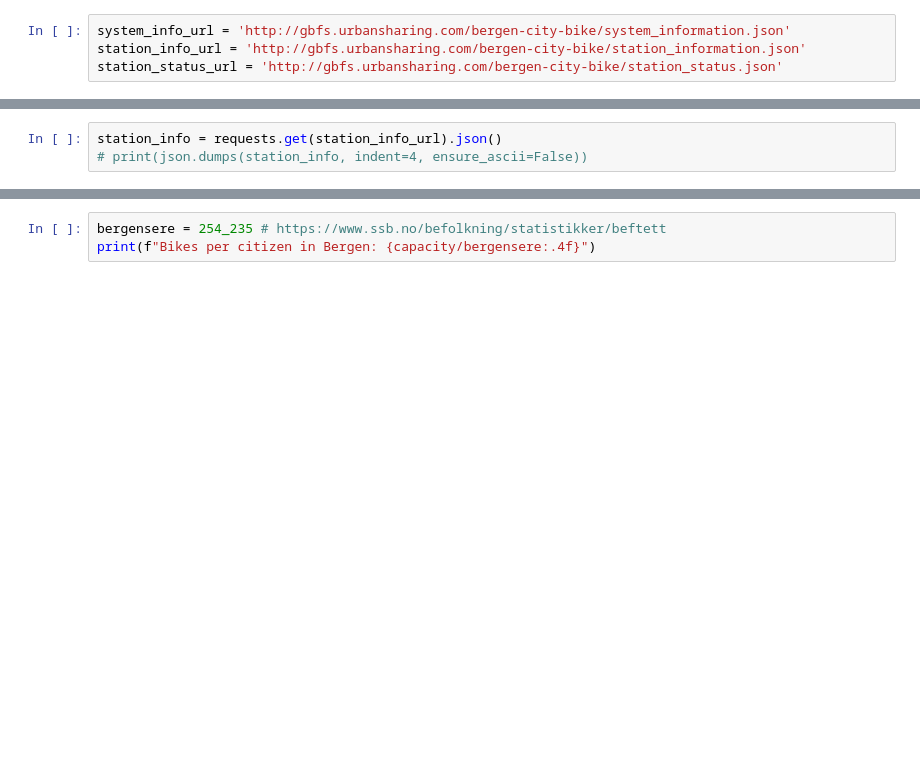
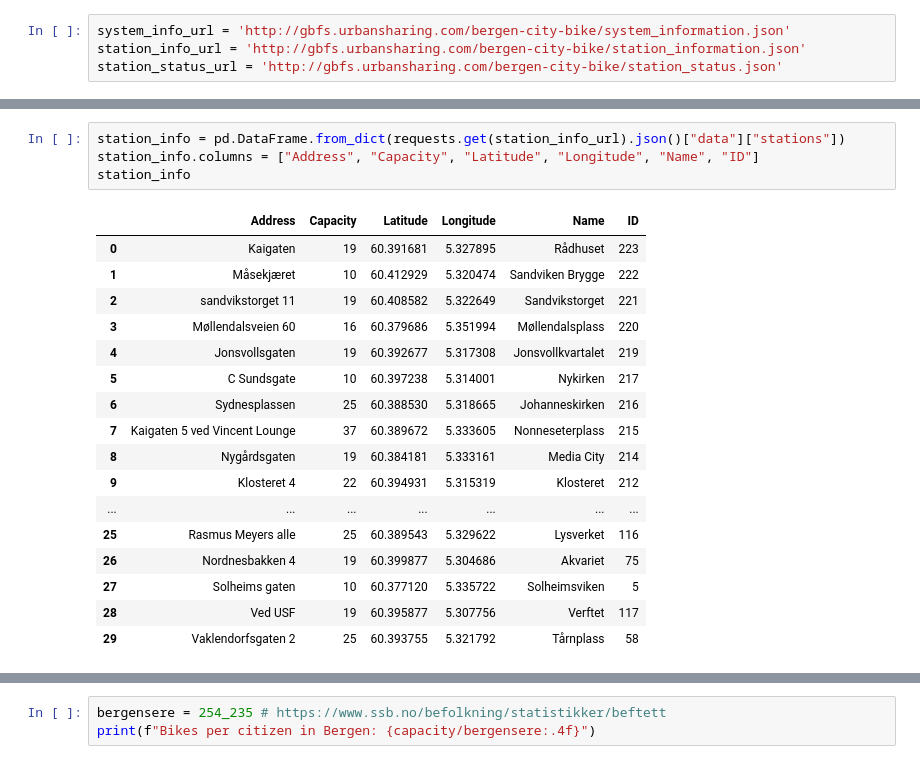
Before and after one commit to sondr3/jupyter-fun, a Jupyter notebook: Bergen Bysykkel API.ipynb, the cells around one changed output, grey strips where cells are left out. Cells and saved outputs as stored; diff of their text form; blank space fills up the shorter version.

```diff
--- a/Bergen Bysykkel API.ipynb
+++ b/Bergen Bysykkel API.ipynb
@@ -36,5 +33,24 @@ print(json.dumps(system_info, indent=4, ensure_ascii=False))
 }
-# %%
-station_info = requests.get(station_info_url).json()
-# print(json.dumps(station_info, indent=4, ensure_ascii=False))
+# %%
+station_info = pd.DataFrame.from_dict(requests.get(station_info_url).json()["data"]["stations"])
+station_info.columns = ["Address", "Capacity", "Latitude", "Longitude", "Name", "ID"]
+station_info
+# %% [output]
+|  | Address | Capacity | Latitude | Longitude | Name | ID |
+| 0 | Kaigaten | 19 | 60.391681 | 5.327895 | Rådhuset | 223 |
+| 1 | Måsekjæret | 10 | 60.412929 | 5.320474 | Sandviken Brygge | 222 |
+| 2 | sandvikstorget 11 | 19 | 60.408582 | 5.322649 | Sandvikstorget | 221 |
+| 3 | Møllendalsveien 60 | 16 | 60.379686 | 5.351994 | Møllendalsplass | 220 |
+| 4 | Jonsvollsgaten | 19 | 60.392677 | 5.317308 | Jonsvollkvartalet | 219 |
+| 5 | C Sundsgate | 10 | 60.397238 | 5.314001 | Nykirken | 217 |
+| 6 | Sydnesplassen | 25 | 60.388530 | 5.318665 | Johanneskirken | 216 |
+| 7 | Kaigaten 5 ved Vincent Lounge | 37 | 60.389672 | 5.333605 | Nonneseterplass | 215 |
+| 8 | Nygårdsgaten | 19 | 60.384181 | 5.333161 | Media City | 214 |
+| 9 | Klosteret 4 | 22 | 60.394931 | 5.315319 | Klosteret | 212 |
+| ... | ... | ... | ... | ... | ... | ... |
+| 25 | Rasmus Meyers alle | 25 | 60.389543 | 5.329622 | Lysverket | 116 |
+| 26 | Nordnesbakken 4 | 19 | 60.399877 | 5.304686 | Akvariet | 75 |
+| 27 | Solheims gaten | 10 | 60.377120 | 5.335722 | Solheimsviken | 5 |
+| 28 | Ved USF | 19 | 60.395877 | 5.307756 | Verftet | 117 |
+| 29 | Vaklendorfsgaten 2 | 25 | 60.393755 | 5.321792 | Tårnplass | 58 |
 # %%
```
Also changed, not shown: parts of 15 cells of this notebook.
